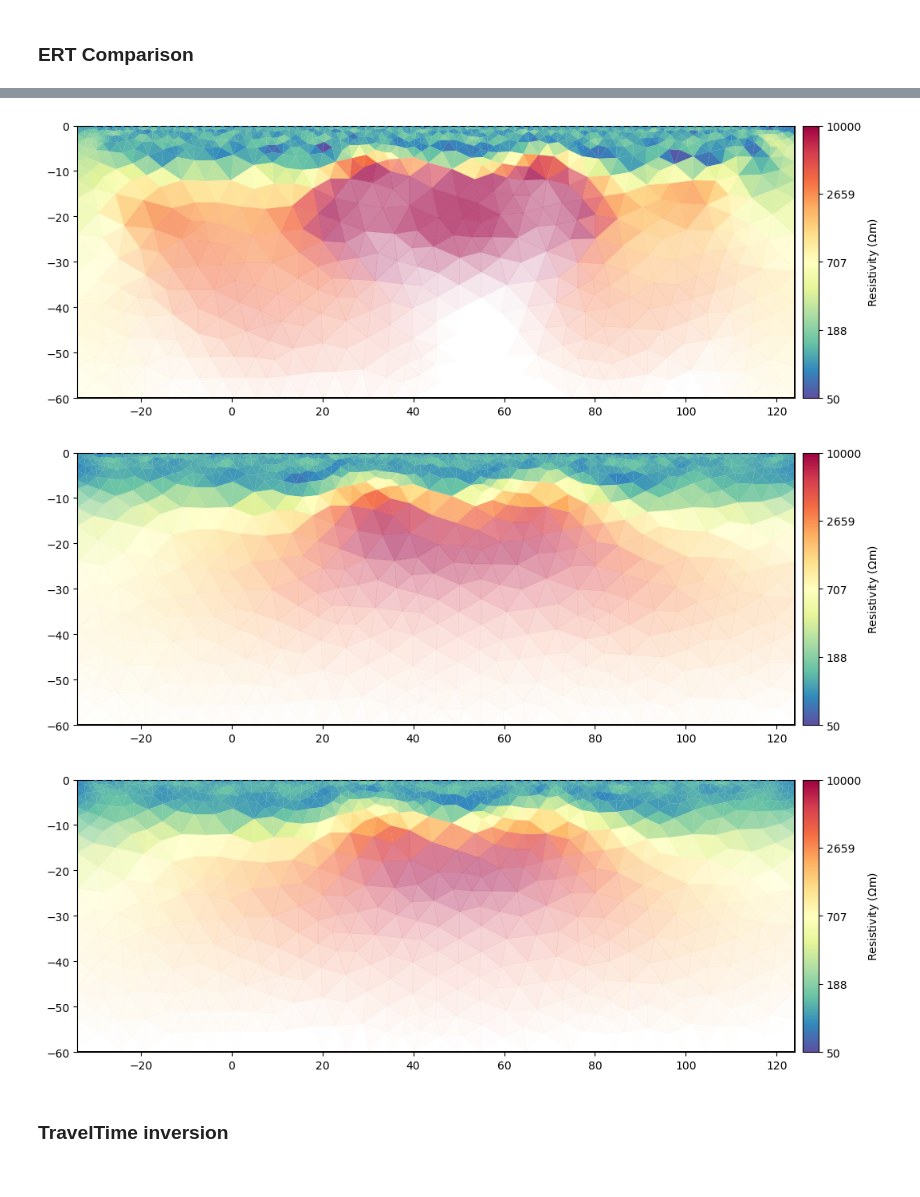
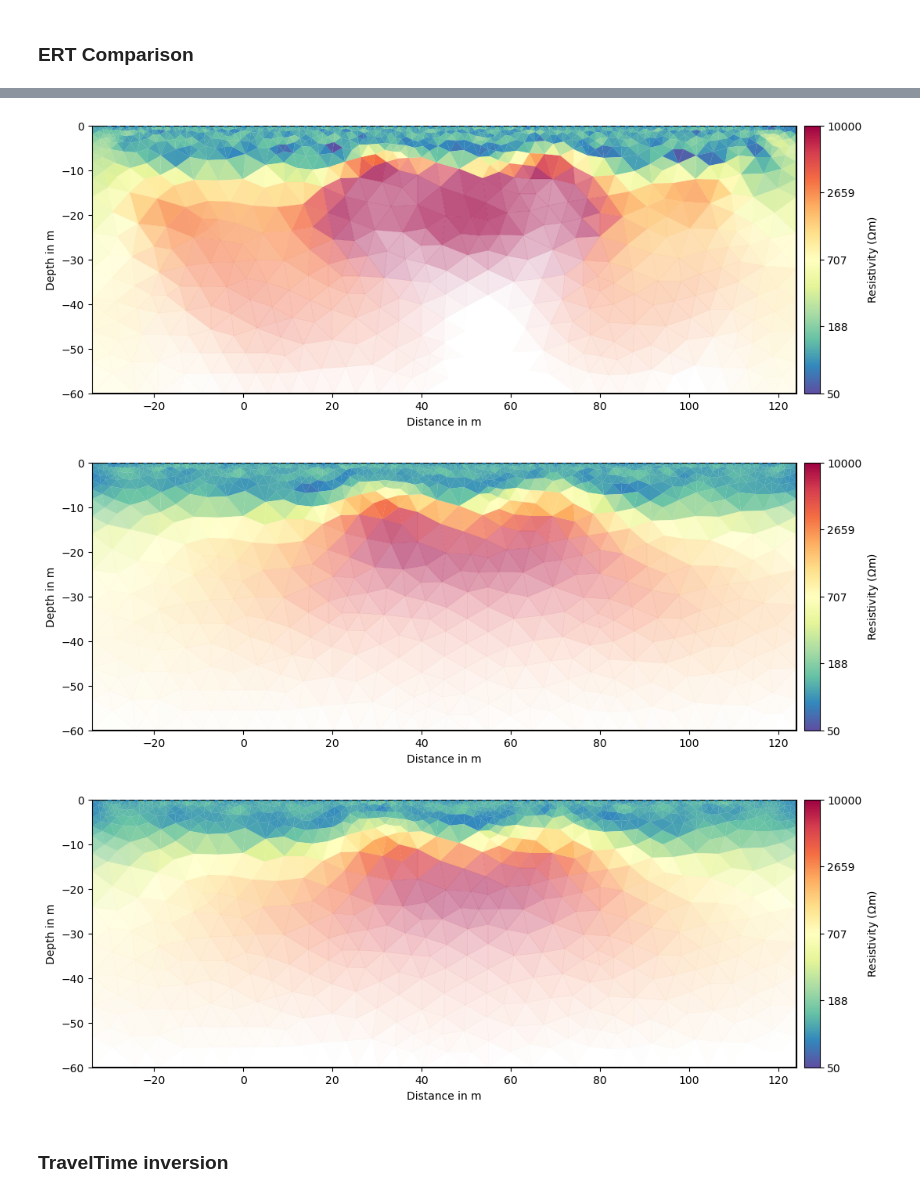
Before and after one commit to ZiegAnt/ResearchModule, a Jupyter notebook: RM_pygimli_Inversions.ipynb, the cells around one changed output, grey strips where cells are left out. Saved outputs shown, nothing was run; the diff lists cells and outputs as text; code cells hidden in the pictures.

```diff
--- a/RM_pygimli_Inversions.ipynb
+++ b/RM_pygimli_Inversions.ipynb
@@ -212,19 +223,25 @@ plt.savefig('Images/ERT_Inv_comp.png')
 # %%
 fig, ax = plt.subplots(figsize=(12, 8))
 mgr_dd.showResult(ax=ax, logScale=True, cMin=rmin, cMax=rmax, orientation="vertical")
+ax.set_xlabel('Distance in m')
+ax.set_ylabel('Depth in m')
 plt.savefig('Images/ERT_DD_Result.png')
 
 fig, ax = plt.subplots(figsize=(12, 8))
 mgr_slm.showResult(ax=ax, logScale=True, cMin=rmin, cMax=rmax, orientation="vertical")
+ax.set_xlabel('Distance in m')
+ax.set_ylabel('Depth in m')
 plt.savefig('Images/ERT_SLM_Result.png')
 
 fig, ax = plt.subplots(figsize=(12, 8))
 mgr_wa.showResult(ax=ax, logScale=True, cMin=rmin, cMax=rmax, orientation="vertical")
+ax.set_xlabel('Distance in m')
+ax.set_ylabel('Depth in m')
 plt.savefig('Images/ERT_WA_Result.png')
 # %% [output]
-[figure, old version]
+[figure, new version]
-[figure, old version]
+[figure, new version]
-[figure, old version]
+[figure, new version]
 # %% [markdown]
 ### TravelTime inversion
 # %%
```
Also changed, not shown: parts of 7 cells of this notebook, 28 other files.
